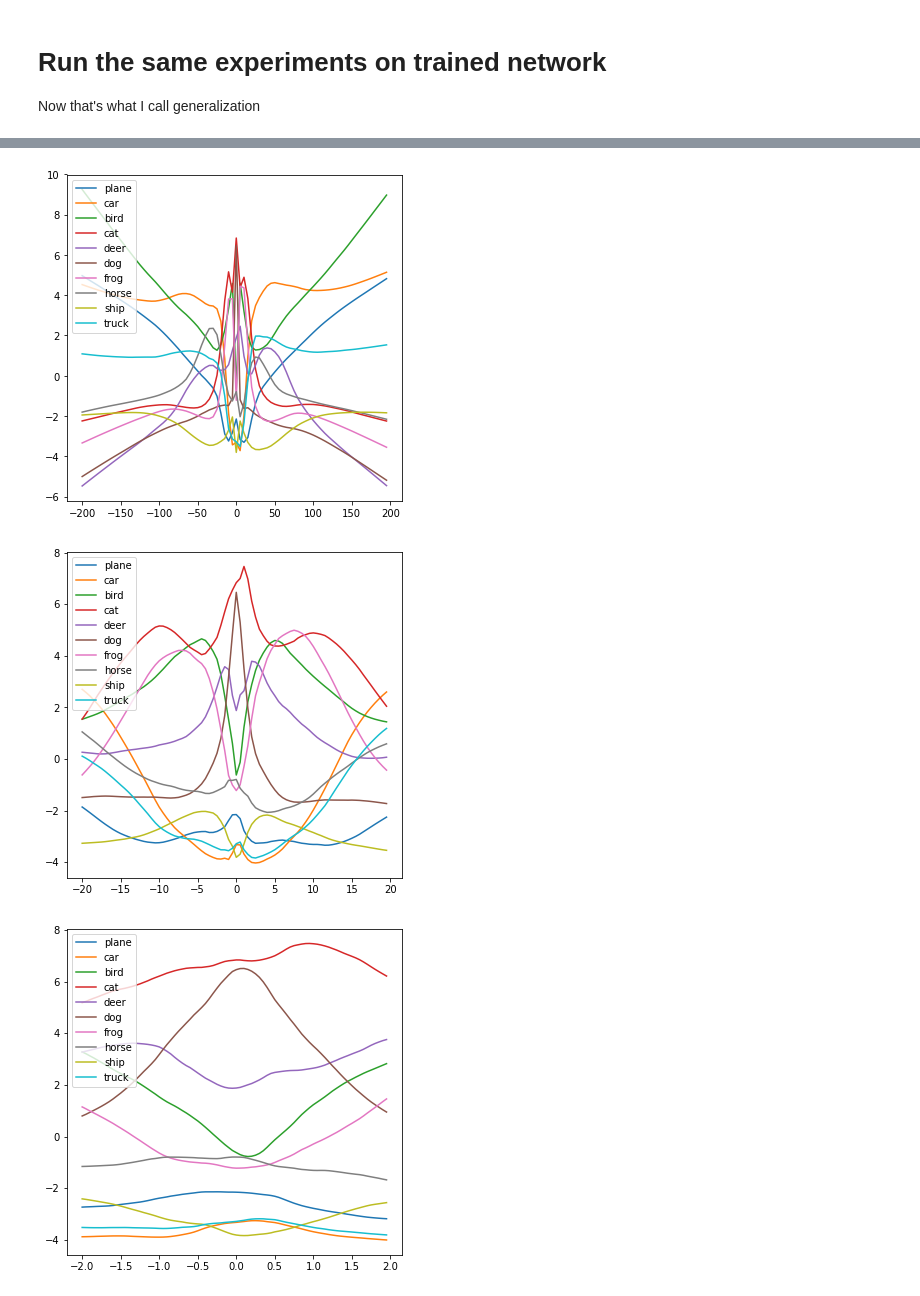
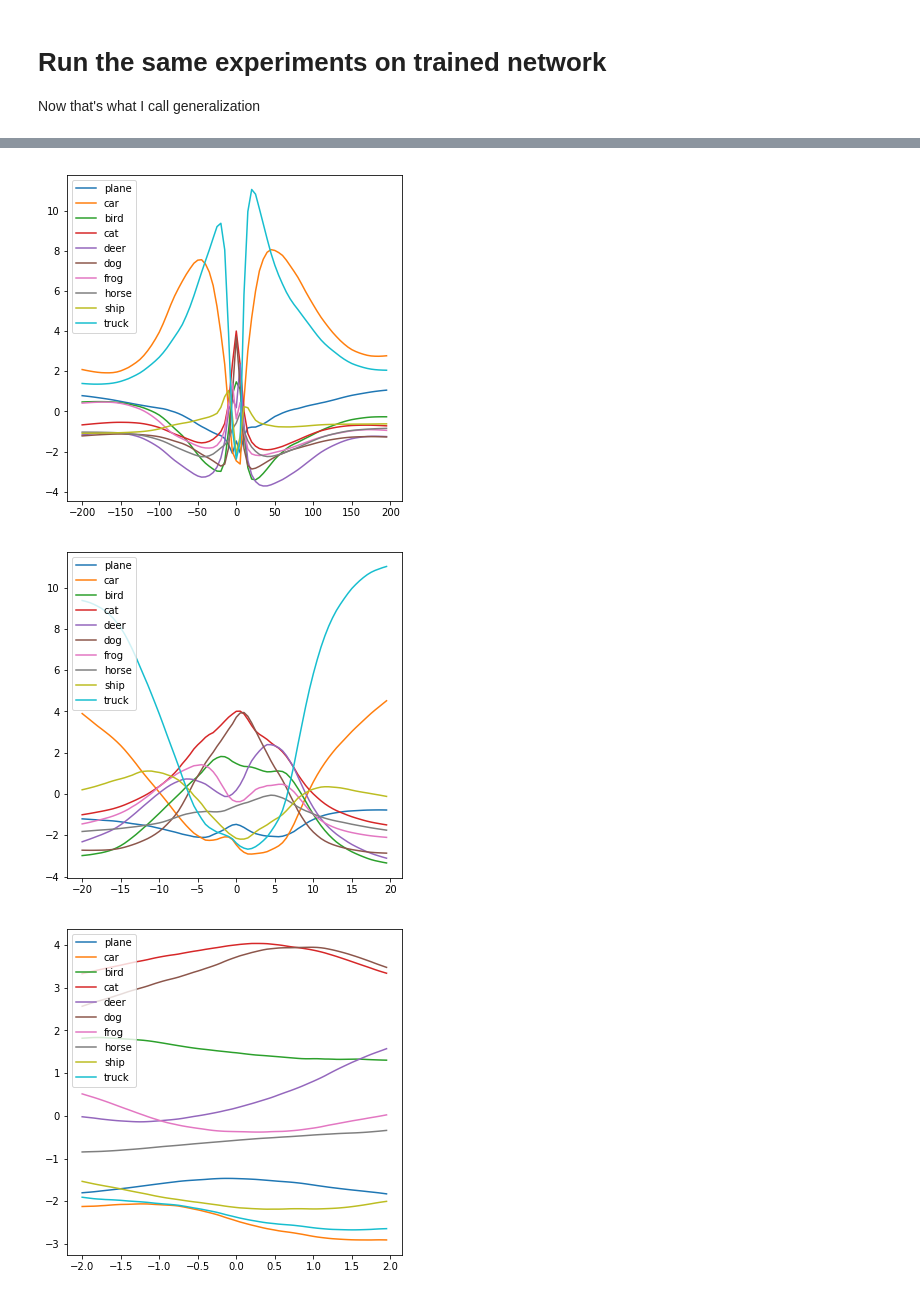
Before and after one commit to KellerJordan/Adversarial, a Jupyter notebook: LinearityExperiment.ipynb, the cells around one changed output, grey strips where cells are left out. Cells and saved outputs as stored; diff of their text form; code cells hidden in the pictures.

```diff
--- a/LinearityExperiment.ipynb
+++ b/LinearityExperiment.ipynb
@@ -127,13 +147,13 @@ cat
 cat
 # %%
 # random direction
-g = torch.FloatTensor(np.random.randn(32, 32))
+g = torch.FloatTensor(np.random.randn(3, 32, 32))
 g = g / g.norm()
 
 interpolator.plot(g, np.arange(-200, 200, 5))
 interpolator.plot(g, np.arange(-20, 20, .5))
 interpolator.plot(g, np.arange(-2, 2, .05))
 # %% [output]
-[figure, old version]
+[figure, new version]
-[figure, old version]
+[figure, new version]
-[figure, old version]
+[figure, new version]
```
Also changed, not shown: parts of 17 cells of this notebook, 4 other files.
